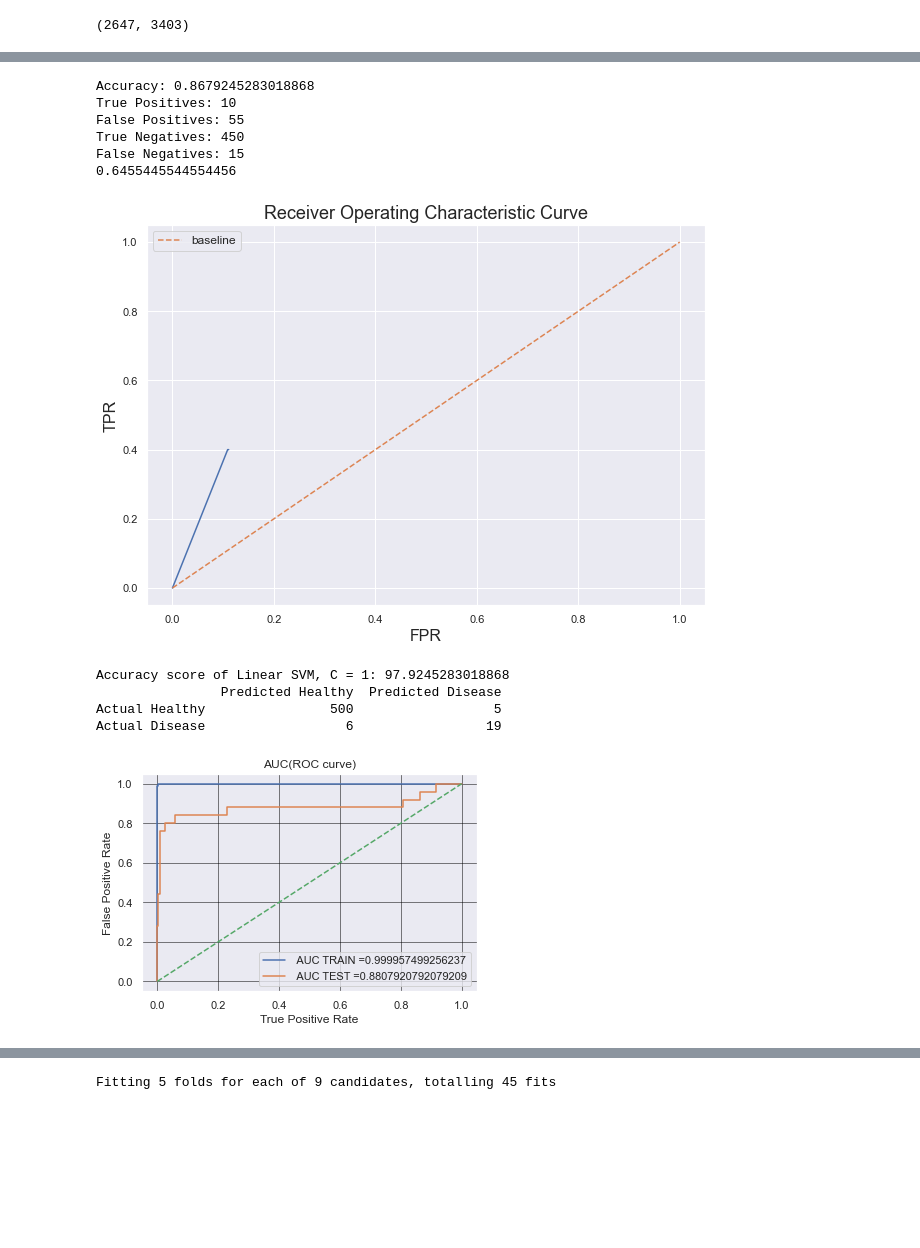
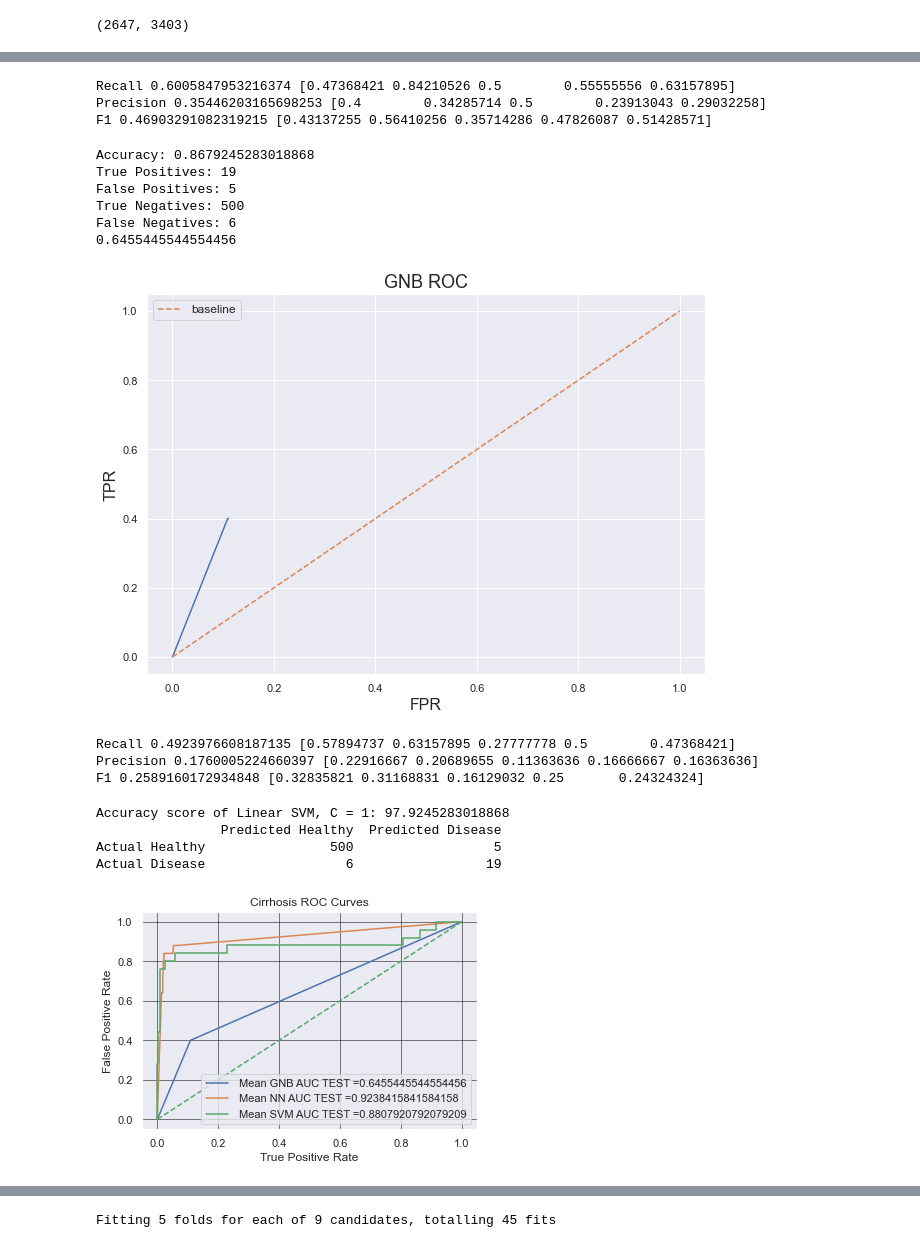
Before and after one commit to ahmadhassan997/CSCI-5523-Human-Microbiome-Project, a Jupyter notebook: CSCI project/cirrhosis_analysis.ipynb, the cells around one changed output, grey strips where cells are left out. Drawn from its saved outputs; the diff is of its cells as text; code cells hidden in the pictures; blank space fills up the shorter version.

```diff
--- a/CSCI project/cirrhosis_analysis.ipynb
+++ b/CSCI project/cirrhosis_analysis.ipynb
@@ -161,3 +164,16 @@ False Negatives: 3
+# %%
+#neural net precision and recall
+recall = cross_val_score(model, X_train, y_train.ravel(), cv=5, scoring='recall')
+print('Recall', np.mean(recall), recall)
+precision = cross_val_score(model, X_train, y_train.ravel(), cv=5, scoring='precision')
+print('Precision', np.mean(precision), precision)
+f1 = cross_val_score(model, X_train, y_train.ravel(), cv=5, scoring='f1')
+print('F1', np.mean(f1), f1)
+print(accuracy_score(y_test, y_pred))
+# %% [output]
+Recall 0.6005847953216374 [0.47368421 0.84210526 0.5        0.55555556 0.63157895]
+Precision 0.35446203165698253 [0.4        0.34285714 0.5        0.23913043 0.29032258]
+F1 0.46903291082319215 [0.43137255 0.56410256 0.35714286 0.47826087 0.51428571]
 # %%
 #Naive Bayes
 from sklearn.naive_bayes import GaussianNB
@@ -166,19 +182,20 @@ from sklearn.metrics import confusion_matrix
 model_GNB = GaussianNB()
 model_GNB.fit(X_train, y_train.ravel());
 
-y_pred = model_GNB.predict(X_test)
-print("Accuracy:", accuracy_score(y_test, y_pred))
+y_pred_GNB = model_GNB.predict(X_test)
+print("Accuracy:", accuracy_score(y_test, y_pred_GNB))
 
 #confusion matrix
 pd.DataFrame(confusion_matrix(y_test, y_pred), columns=['Predicted Healthy', "Predicted Disease"], index=['Actual Healthy', 'Actual Disease'])
 
 #ROC
+gnb_test_fpr, gnb_test_tpr, te_thresholds = roc_curve(y_test, y_pred_GNB)
 #look at values
-tn, fp, fn, tp = confusion_matrix(y_test, y_pred).ravel()
-print(f'True Positives: {tp}')
-print(f'False Positives: {fp}')
-print(f'True Negatives: {tn}')
-print(f'False Negatives: {fn}')
+GNB_tn, GNB_fp, GNB_fn, GNB_tp = confusion_matrix(y_test, y_pred).ravel()
+print(f'True Positives: {GNB_tp}')
+print(f'False Positives: {GNB_fp}')
+print(f'True Negatives: {GNB_tn}')
+print(f'False Negatives: {GNB_fn}')
 #get probabilities
 probas = model_GNB.predict_proba(X_test)[:, 1]
 def get_preds(threshold, probabilities):
@@ -191,31 +208,43 @@ for thresh in np.linspace(0, 1, 100):
     tpr = tp/(tp+fn)
     fpr = fp/(fp+tn)
     roc_values.append([tpr, fpr])
-tpr_values, fpr_values = zip(*roc_values)
+GNB_tpr_values, GNB_fpr_values = zip(*roc_values)
 #visualize
 import matplotlib.pyplot as plt
 %matplotlib inline
 fig, ax = plt.subplots(figsize=(10,7))
-ax.plot(fpr_values, tpr_values)
+ax.plot(GNB_fpr_values, GNB_tpr_values)
 ax.plot(np.linspace(0, 1, 100),
          np.linspace(0, 1, 100),
          label='baseline',
          linestyle='--')
-plt.title('Receiver Operating Characteristic Curve', fontsize=18)
+plt.title('GNB ROC', fontsize=18)
 plt.ylabel('TPR', fontsize=16)
 plt.xlabel('FPR', fontsize=16)
 plt.legend(fontsize=12);
 
 from sklearn.metrics import roc_auc_score
-print(roc_auc_score(y_test, y_pred))
+print(roc_auc_score(y_test, y_pred_GNB))
 # %% [output]
 Accuracy: 0.8679245283018868
-True Positives: 10
-False Positives: 55
-True Negatives: 450
-False Negatives: 15
+True Positives: 19
+False Positives: 5
+True Negatives: 500
+False Negatives: 6
 0.6455445544554456
-[figure, old version]
+[figure, new version]
+# %%
+#GNB precision and recall
+recall = cross_val_score(model_GNB, X_train, y_train.ravel(), cv=5, scoring='recall')
+print('Recall', np.mean(recall), recall)
+precision = cross_val_score(model_GNB, X_train, y_train.ravel(), cv=5, scoring='precision')
+print('Precision', np.mean(precision), precision)
+f1 = cross_val_score(model_GNB, X_train, y_train.ravel(), cv=5, scoring='f1')
+print('F1', np.mean(f1), f1)
+# %% [output]
+Recall 0.4923976608187135 [0.57894737 0.63157895 0.27777778 0.5        0.47368421]
+Precision 0.1760005224660397 [0.22916667 0.20689655 0.11363636 0.16666667 0.16363636]
+F1 0.2589160172934848 [0.32835821 0.31168831 0.16129032 0.25       0.24324324]
 # %%
 #SVM, hyperparameterization shows that 'C': 100, 'gamma': 0.0001, 'kernel': 'rbf' is best
 from sklearn.svm import SVC
@@ -225,34 +254,36 @@ model = SVC(kernel = 'rbf', C = 100, gamma = 0.0001)
 model.fit(X_train, y_train.ravel())
 
 #accuracy
 y_train_pred = model.decision_function(X_train)
 y_test_pred = model.decision_function(X_test)
 y_pred = model.predict(X_test)
 accuracy = accuracy_score(y_test,y_pred)*100
 print("Accuracy score of Linear SVM, C = 1:", accuracy)
 
 #confusion matrix
 print(pd.DataFrame(confusion_matrix(y_test, y_pred), columns=['Predicted Healthy', "Predicted Disease"], index=['Actual Healthy', 'Actual Disease']))
 
 #ROC without probabilities
 #look at values
 train_fpr, train_tpr, tr_thresholds = roc_curve(y_train, y_train_pred)
 test_fpr, test_tpr, te_thresholds = roc_curve(y_test, y_test_pred)
 
 plt.grid()
 
-plt.plot(train_fpr, train_tpr, label=" AUC TRAIN ="+str(auc(train_fpr, train_tpr)))
-plt.plot(test_fpr, test_tpr, label=" AUC TEST ="+str(auc(test_fpr, test_tpr)))
+#plt.plot(train_fpr, train_tpr, label=" SVM AUC TRAIN ="+str(auc(train_fpr, train_tpr)))
+plt.plot(gnb_test_fpr, gnb_test_tpr, label=" Mean GNB AUC TEST ="+str(roc_auc_score(y_test, y_pred_GNB)))
+plt.plot(NN_fpr_values, NN_tpr_values, label=" Mean NN AUC TEST ="+str(auc(NN_fpr_values, NN_tpr_values)))
+plt.plot(test_fpr, test_tpr, label=" Mean SVM AUC TEST ="+str(auc(test_fpr, test_tpr)))
 plt.plot([0,1],[0,1],'g--')
 plt.legend()
 plt.xlabel("True Positive Rate")
 plt.ylabel("False Positive Rate")
-plt.title("AUC(ROC curve)")
+plt.title("Cirrhosis ROC Curves")
 plt.grid(color='black', linestyle='-', linewidth=0.5)
 plt.show()
 # %% [output]
 Accuracy score of Linear SVM, C = 1: 97.9245283018868
                 Predicted Healthy  Predicted Disease
 Actual Healthy                500                  5
 Actual Disease                  6                 19
-[figure, old version]
+[figure, new version]
```
Also changed, not shown: parts of 4 cells of this notebook.
